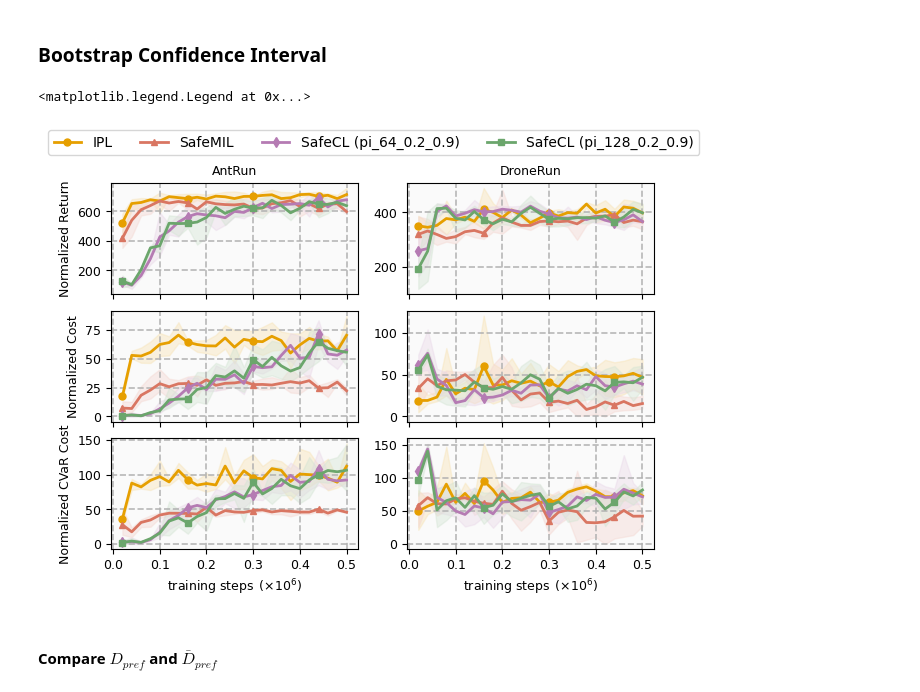
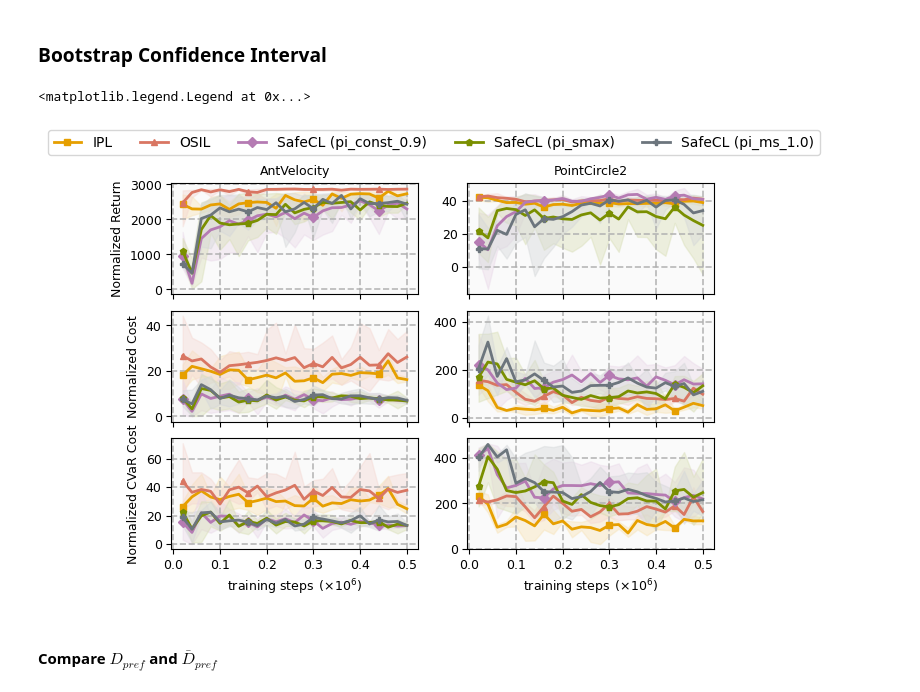
Before and after one commit to returaj/offline_mpc, a Jupyter notebook: dsrl_model/notebooks/plotting.ipynb, the cells around one changed output. Cells and saved outputs as stored; diff of their text form; code cells hidden in the pictures.

```diff
--- a/dsrl_model/notebooks/plotting.ipynb
+++ b/dsrl_model/notebooks/plotting.ipynb
@@ -200,15 +200,40 @@ cmky_map = {
     "cornflowerblue": "#4F81BD",
     "orange": "#E69F00",
     "coral": "#D97662",
-    "mediumseagreen": "#6BA66C",
     "orchid": "#B57BB3",
-    "blue": "#0072B2",
+    "olive": "#7A8F00",
+    "slate": "#6C757D",
+    "brown": "#8C564B",
+    "vermillion": "#D55E00",
+    "teal": "#009E73",
+    "navy": "#1F3A5F",
+    "cyan": "#56B4E9",
+    "mustard": "#B79F00",
 }
 
 BASE_COLORS = ["black", cmky_map["cornflowerblue"], cmky_map["orange"], cmky_map["coral"],
-               cmky_map["orchid"], cmky_map["mediumseagreen"], "purple", "red", "yellow", "pink"]
+               cmky_map["orchid"], cmky_map["olive"], cmky_map["slate"], cmky_map["brown"],
+               cmky_map["vermillion"]]
 
-MARKERS = [None, '*', 'o', '^', 'd', 's', '.', '*', 'O', 'x']
+MARKERS = [
+    None,
+    "o",  # circle
+    "s",  # square
+    "^",  # triangle up
+    "D",  # diamond
+    "p",  # pentagon
+    "P",  # filled plus
+    "X",  # filled x
+    "*",  # star
+    "h",  # hexagon1
+    ">",  # triangle right
+    "d",  # thin diamond
+    "<",  # triangle left
+    "+",  # plus
+    "x",  # x
+    "H",  # hexagon2
+    "v",  # triangle down
+]
 
 HATCH_PATTERNS = [None, '/', '\\', '.', 'o', '*', 'x', 'o', 'O', '.', '*']
 # %%
@@ -217,9 +242,9 @@ HATCH_PATTERNS = [None, '/', '\\', '.', 'o', '*', 'x', 'o', 'O', '.', '*']
 # ALGOS = [("cdt", "Constrained-RL"), ("bc", "BC-Union"), ("preferred_bc", "Safe-BC"), ("ppl/hz_5", "PPL"), ("safecl/batch_64/hz_10/norm", "SafeCL (our)"),]
 
 # ALGOS = [("ilid", "ILID"), ("ipl", "IPL"), ("iqlearn", "IQLearn"), ("safecl/no_value", "SafeCL (no value)")]
-ALGOS = [("osil", "OSIL"), ("safemil", "SafeMIL"), ("safecl/dual_sink_pi0.5", "SafeCL (value)")]
+# ALGOS = [("osil", "OSIL"), ("safemil", "SafeMIL"), ("safecl/dual_sink_pi0.5", "SafeCL (value)")]
 
-ALGOS = [("ipl", "IPL"), ("safemil", "SafeMIL"), ("safecl/b64_embd64_attnunion/piq_temp_0.2_baseline_0.9", "SafeCL (pi_64_0.2_0.9)"), ("safecl/b64_embd128_attnunion/piq_temp_0.2_baseline_0.9", "SafeCL (pi_128_0.2_0.9)")]
+ALGOS = [("ipl", "IPL"), ("osil", "OSIL"), ("safecl/b64_embd64_attnunion/constant_piq_temp_0.2_alpha_0.9", "SafeCL (pi_const_0.9)"), ("safecl/b64_embd64_attnunion/softermax_piq_temp_0.2", "SafeCL (pi_smax)"), ("safecl/b64_embd64_attnunion/meanstd_piq_temp_0.2_alpha_1.0", "SafeCL (pi_ms_1.0)")]
 
 # ALGOS = [("safecl/value", "value"), ("safecl/dual_sink_pi0.5", "pi0.5"), ("safecl/dual_sink_pi1.0", "pi1.0"), ("safecl/dual_sink_pi2.0", "pi2.0")]
 # %%
@@ -276,26 +301,26 @@ def generate_performance_figures(hyperparams, tasks):
 # %%
 hyperparams = "neg_union_full/pos_1_neg_10_union_500"
 
 key = "performance_comparison"
 # tasks = ['PointGoal1', "CarGoal1",]
 # tasks = ['PointCircle2', "CarCircle2",]
 # tasks = [ "AntVelocity", "SwimmerVelocity"]
 # tasks = ["Walker2dVelocity", "HopperVelocity",]
 # tasks = ["DroneRun", "DroneCircle",]
 # tasks = ["AntRun", "AntCircle"]
 
-# tasks = ["AntVelocity", "PointCircle2"]
-tasks = ["AntRun", "DroneRun"]
+tasks = ["AntVelocity", "PointCircle2"]
+# tasks = ["AntRun", "DroneRun"]
 
 
 fig, ax = generate_performance_figures(hyperparams, tasks)
 handles, labels = ax[0, 0].get_legend_handles_labels()
 # Create a single legend for all subplots
 fig.legend(handles, labels, loc='upper center', ncol=len(ALGOS), fontsize=10)
 # fig.tight_layout()
 # %% [output]
 <matplotlib.legend.Legend at 0x...>
-[figure, old version]
+[figure, new version]
 # %% [markdown]
 #### Compare $D_{pref}$ and $\bar{D}_{pref}$
 # %%
```
Also changed, not shown: 2 other files.
